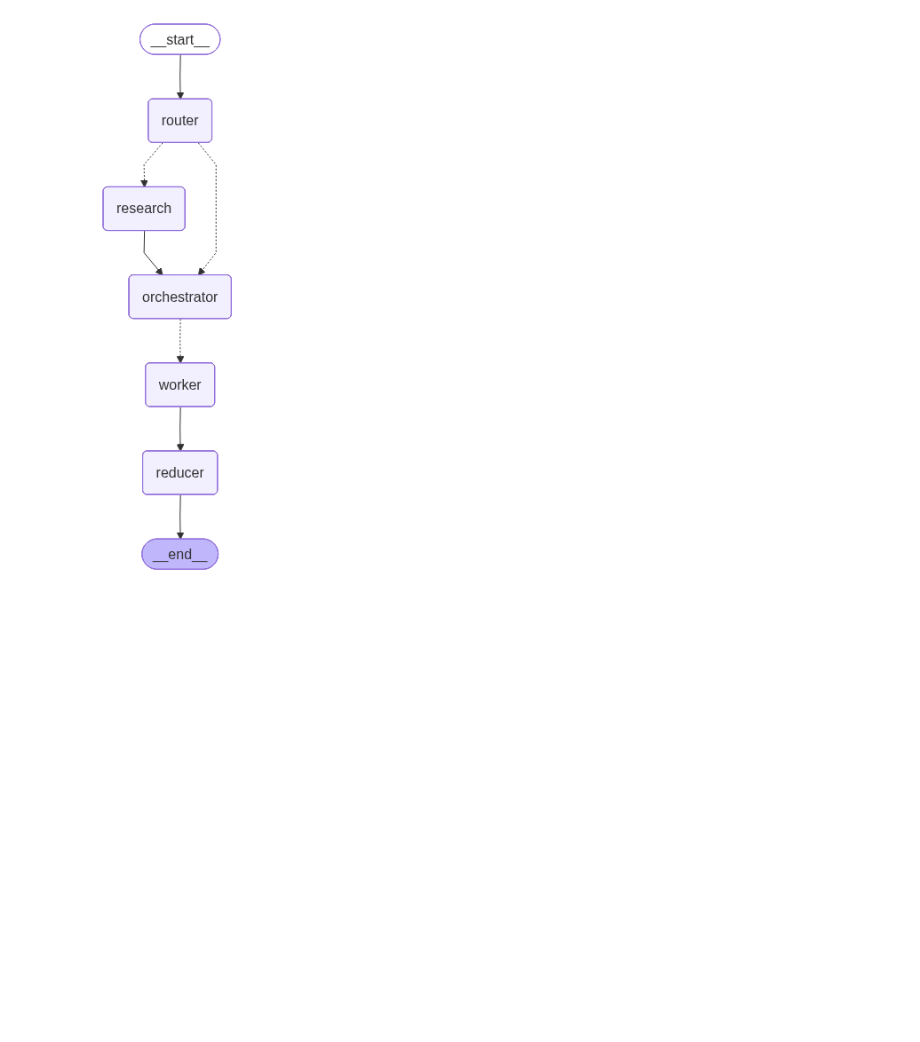
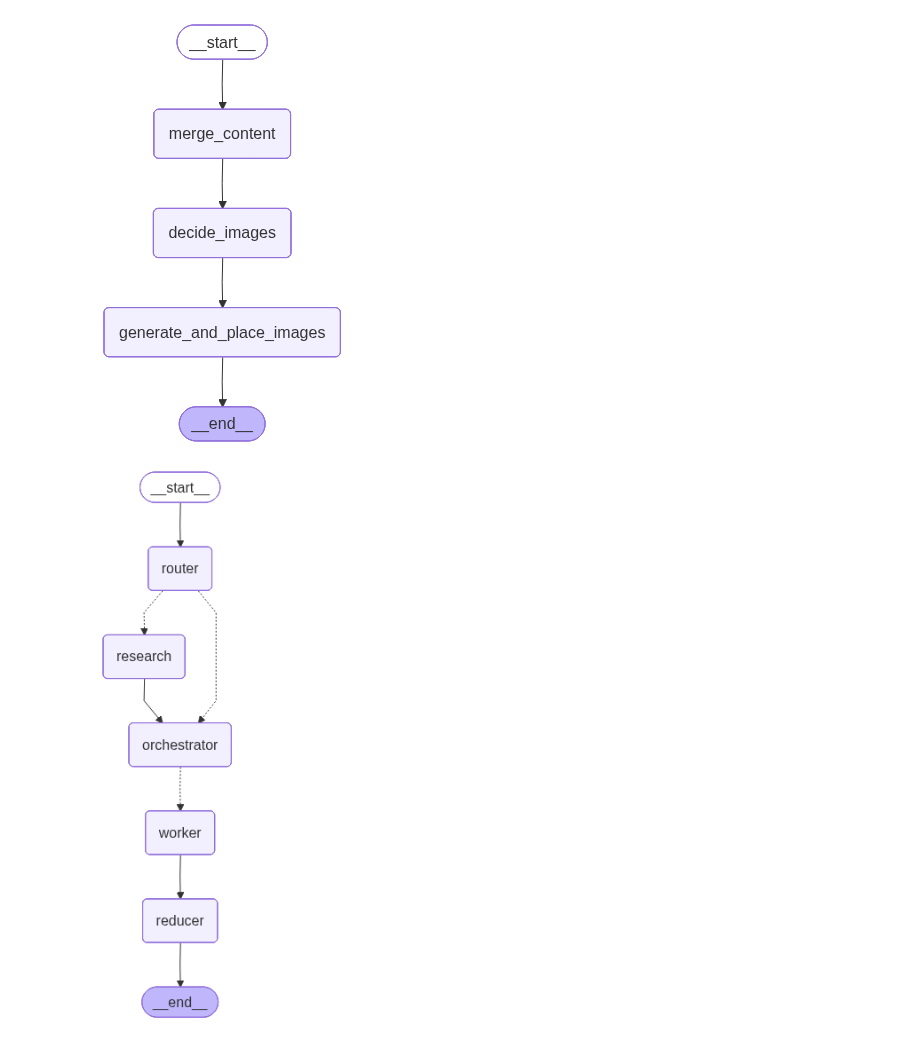
Before and after one commit to PK-SANGAMESWAR/Blog-Writing-Agent, a Jupyter notebook: basic_blog.ipynb, the cells around one changed output. Saved outputs shown, nothing was run; the diff lists cells and outputs as text; code cells hidden in the pictures; blank space fills up the shorter version.

Commit message:
Added the full reducer node and images can be created by local llm

```diff
--- a/basic_blog.ipynb
+++ b/basic_blog.ipynb
@@ -60 +85,29 @@ llm = ChatOllama(model="qwen2.5:7b-instruct")
+# %%
+class State(TypedDict):
+    topic: str
+
+    # routing / research
+    mode: str
+    needs_research: bool
+    queries: List[str]
+    evidence: List[EvidenceItem]
+    plan: Optional[Plan]
+
+    # workers
+    sections: Annotated[List[tuple[int, str]], operator.add]  # (task_id, section_md)
+
+    # reducer/image
+    merged_md: str
+    md_with_placeholders: str
+    image_specs: List[dict]
+
+    final: str
+# %%
+from langchain_ollama import ChatOllama
+
+llm = ChatOllama(
+    model="qwen2.5:7b-instruct",
+    temperature=0.2,      # keeps outputs more factual/structured
+    num_ctx=8192          # larger context for planning + evidence
+)
 # %%
@@ -326 +501,16 @@ def reducer_node(state: State) -> dict:
+# %%
+# build reducer subgraph
+reducer_graph = StateGraph(State)
+reducer_graph.add_node("merge_content", merge_content)
+reducer_graph.add_node("decide_images", decide_images)
+reducer_graph.add_node("generate_and_place_images", generate_and_place_images)
+reducer_graph.add_edge(START, "merge_content")
+reducer_graph.add_edge("merge_content", "decide_images")
+reducer_graph.add_edge("decide_images", "generate_and_place_images")
+reducer_graph.add_edge("generate_and_place_images", END)
+reducer_subgraph = reducer_graph.compile()
+
+reducer_subgraph
+# %% [output]
+[figure, added]
 # %%
```
Also changed, not shown: parts of 12 cells of this notebook, 1 other file.
